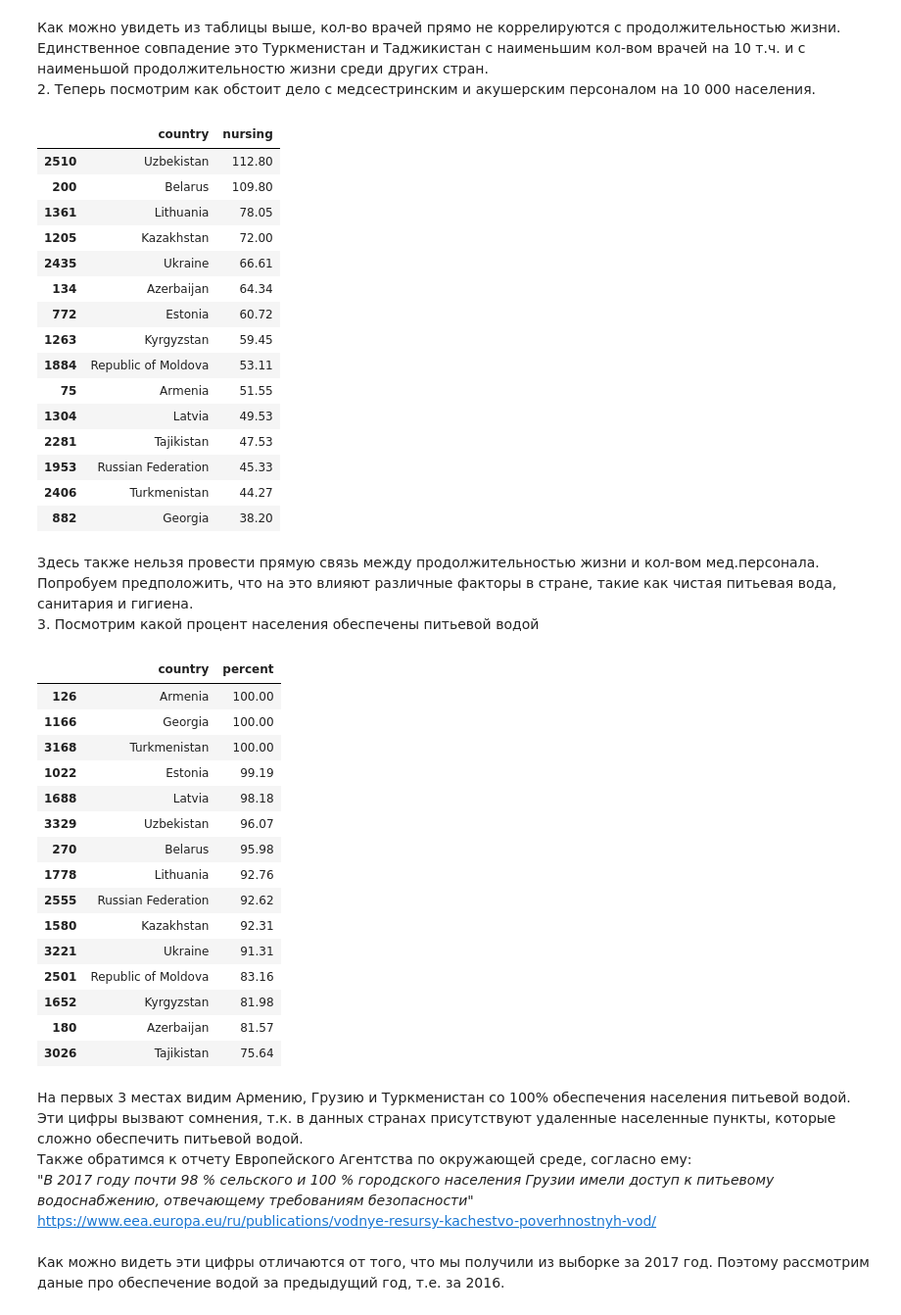
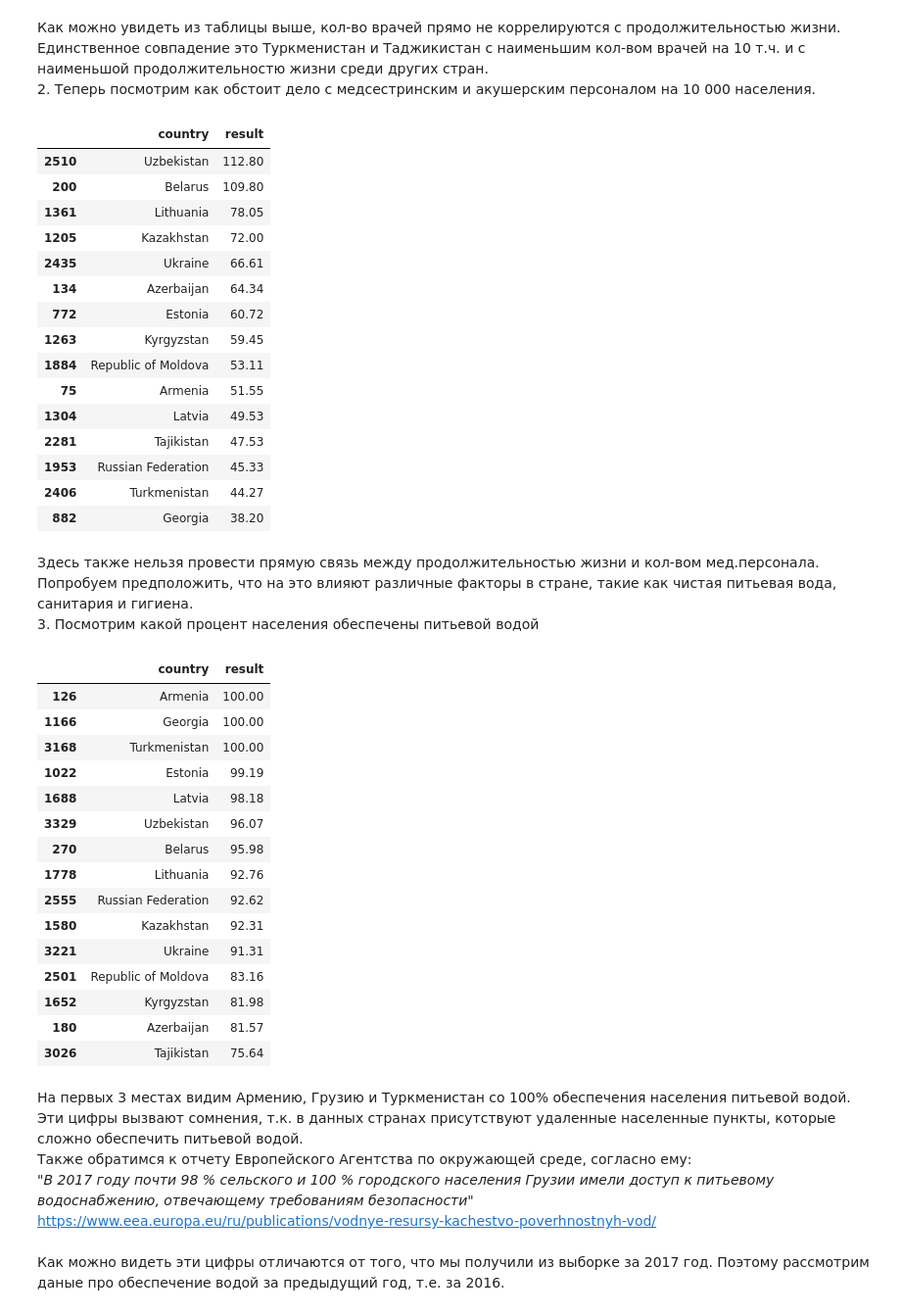
Before and after one commit to iamdenizzz/Diplom_DA-11, a Jupyter notebook: Diplom.ipynb, the cells around one changed output. Shown at 98% size. Drawn from its saved outputs; the diff is of its cells as text; code cells hidden in the pictures.

```diff
--- a/Diplom.ipynb
+++ b/Diplom.ipynb
@@ -11,24 +11,31 @@ resp = ['Armenia', 'Azerbaijan', 'Belarus', 'Estonia', 'Georgia', 'Kazakhstan',
 Для начала посмотрим статистику по "Ожидаемая продолжительность жизни". Возьмем информацию только для стран бывшего СССР, только за 2019 и общую для обеих полов.
 # %%
 # Фунция для стандартного выбора данных из таблиц
+
+f = lambda x : (x.replace('<', '').replace('No data', '0').split(" ")[0])  # Если в строке есть 2 вида данных через пробел, то берем только 1
+
 # Передаем в нее название файла, имена столбцов, название нужной нам переменной, период и условие
-def get_stat(filename, nms, val, period, condition1='', condition2=''):
+def get_stat(filename, nms, period, conditions={}):
     url = "./dataframes/" + filename + ".csv"
     data = pd.read_csv(url, dtype = {'country': str, 'period': int},\
+                       converters = {'result':f},\
                        header=None, skiprows=[0,], names=nms)
-    data = data[(data['country'].isin(resp)) & (data['period']==period)]
-    if(condition1!='' and condition2!=''):
-        data = data[(data[condition1]==condition2)]
-    return data[['country', val]].sort_values(by=val, ascending=False)
+
+    data = data[(data['country'].isin(resp)) & (data['period']==period)] # Выбираем нужные нам страны и период
+    data['result'] = data['result'].astype('float')
+
+    for k, v in conditions.items(): # Перебираем дополнительные условия выборки
+        data = data[(data[k]==v)]
+
+    return data[['country', 'result']].sort_values(by='result', ascending=False)
 
 #pd.pivot_table(data, values = 'age', columns = 'country')
 
 datas = {} # В этот словарь будем собирать данные по странам
 # %%
 datas['leab'] = get_stat('lifeExpectancyAtBirth',
-                     ['country','period','indicator','gender','age'],
-                     'age',
+                     ['country','period','indicator','gender','result'],
                      2019,
-                     'gender', 'Both sexes')
+                     {'gender':'Both sexes'})
 datas['leab']
 # %% [output]
@@ -57,8 +64,7 @@ datas['leab']
 (т.к. данные по всем странам бывшего СССР есть только за 2014 год, то для сравнения возьмем данные именно за этот год)
 # %%
 datas['md'] = get_stat('medicalDoctors',
-                     ['country','period','indicator','doctors'],
-                     'doctors',
+                     ['country','period','indicator','result'],
                      2014)
 datas['md']
 # %% [output]
@@ -84,12 +90,11 @@ datas['md']
 2. Теперь посмотрим как обстоит дело с медсестринским и акушерским персоналом на 10 000 населения.
 # %%
 datas['nam'] = get_stat('nursingAndMidwife',
-                     ['country','period','indicator','nursing'],
-                     'nursing',
+                     ['country','period','indicator','result'],
                      2014)
 datas['nam']
 # %% [output]
-|  | country | nursing |
+|  | country | result |
 | 2510 | Uzbekistan | 112.80 |
 | 200 | Belarus | 109.80 |
 | 1361 | Lithuania | 78.05 |
@@ -113,12 +118,11 @@ datas['nam']
 3. Посмотрим какой процент населения обеспечены питьевой водой
 # %%
 datas['bdws'] = get_stat('basicDrinkingWaterServices',
-                     ['country','period','indicator','percent'],
-                     'percent',
+                     ['country','period','indicator','result'],
                      2017)
 datas['bdws']
 # %% [output]
-|  | country | percent |
+|  | country | result |
 | 126 | Armenia | 100.00 |
 | 1166 | Georgia | 100.00 |
 | 3168 | Turkmenistan | 100.00 |
```
Also changed, not shown: parts of 25 cells of this notebook.
